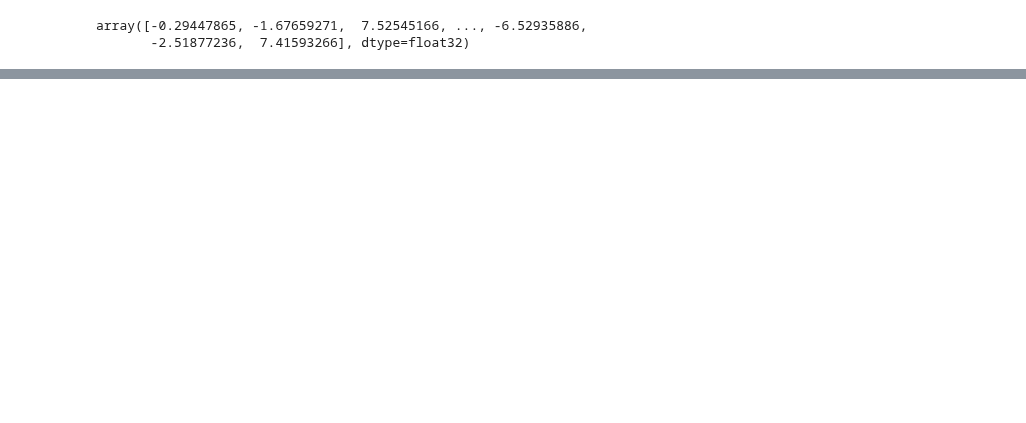
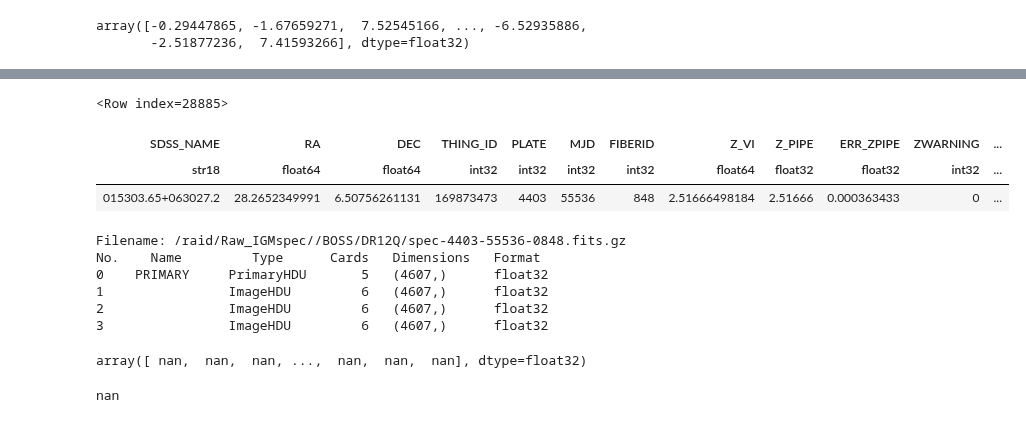
Before and after one commit to specdb/igmspec, a Jupyter notebook: docs/datasets/BOSS_DR12.ipynb, the cells around one changed output, grey strips where cells are left out. Saved outputs shown, nothing was run; the diff lists cells and outputs as text; code cells hidden in the pictures; blank space fills up the shorter version.

```diff
--- a/docs/datasets/BOSS_DR12.ipynb
+++ b/docs/datasets/BOSS_DR12.ipynb
@@ -227,0 +276,21 @@ array([-0.29447865, -1.67659271,  7.52545166, ..., -6.52935886,
+# %%
+boss_dr12[mt[0]]
+# %% [output]
+<Row index=28885>
+| SDSS_NAME | RA | DEC | THING_ID | PLATE | MJD | FIBERID | Z_VI | Z_PIPE | ERR_ZPIPE | ZWARNING | ... |
+| str18 | float64 | float64 | int32 | int32 | int32 | int32 | float64 | float32 | float32 | int32 | ... |
+| 015303.65+063027.2 | 28.2652349991 | 6.50756261131 | 169873473 | 4403 | 55536 | 848 | 2.51666498184 | 2.51666 | 0.000363433 | 0 | ... |
+# %%
+hdu = fits.open('/raid/Raw_IGMspec//BOSS/DR12Q/spec-4403-55536-0848.fits.gz')
+hdu.info()
+# %% [output]
+Filename: /raid/Raw_IGMspec//BOSS/DR12Q/spec-4403-55536-0848.fits.gz
+No.    Name         Type      Cards   Dimensions   Format
+0    PRIMARY     PrimaryHDU       5   (4607,)      float32
+1                ImageHDU         6   (4607,)      float32
+2                ImageHDU         6   (4607,)      float32
+3                ImageHDU         6   (4607,)      float32
+# %%
+hdu[3].data
+# %% [output]
+array([ nan,  nan,  nan, ...,  nan,  nan,  nan], dtype=float32)
@@ -227,0 +299,4 @@ array([-0.29447865, -1.67659271,  7.52545166, ..., -6.52935886,
+# %%
+spec.co
+# %% [output]
+nan
```
Also changed, not shown: parts of 14 cells of this notebook, 1 other file.
